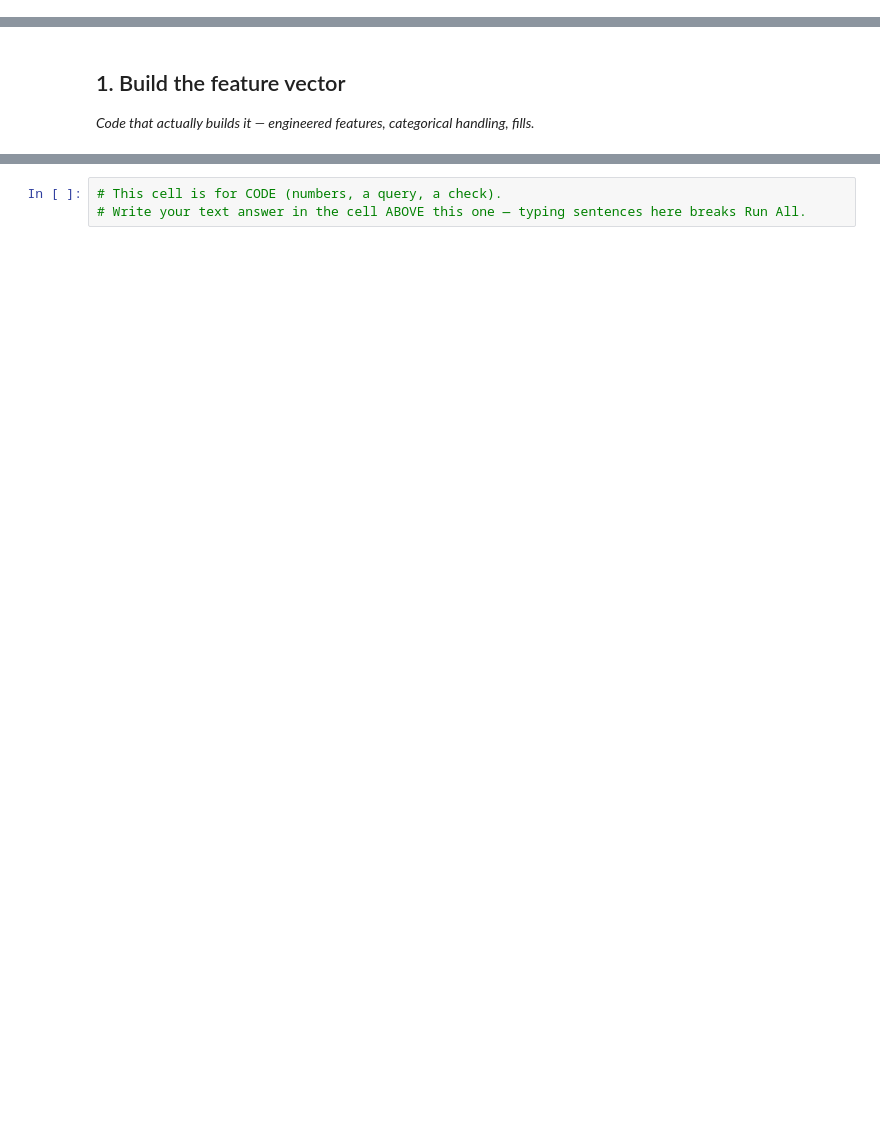
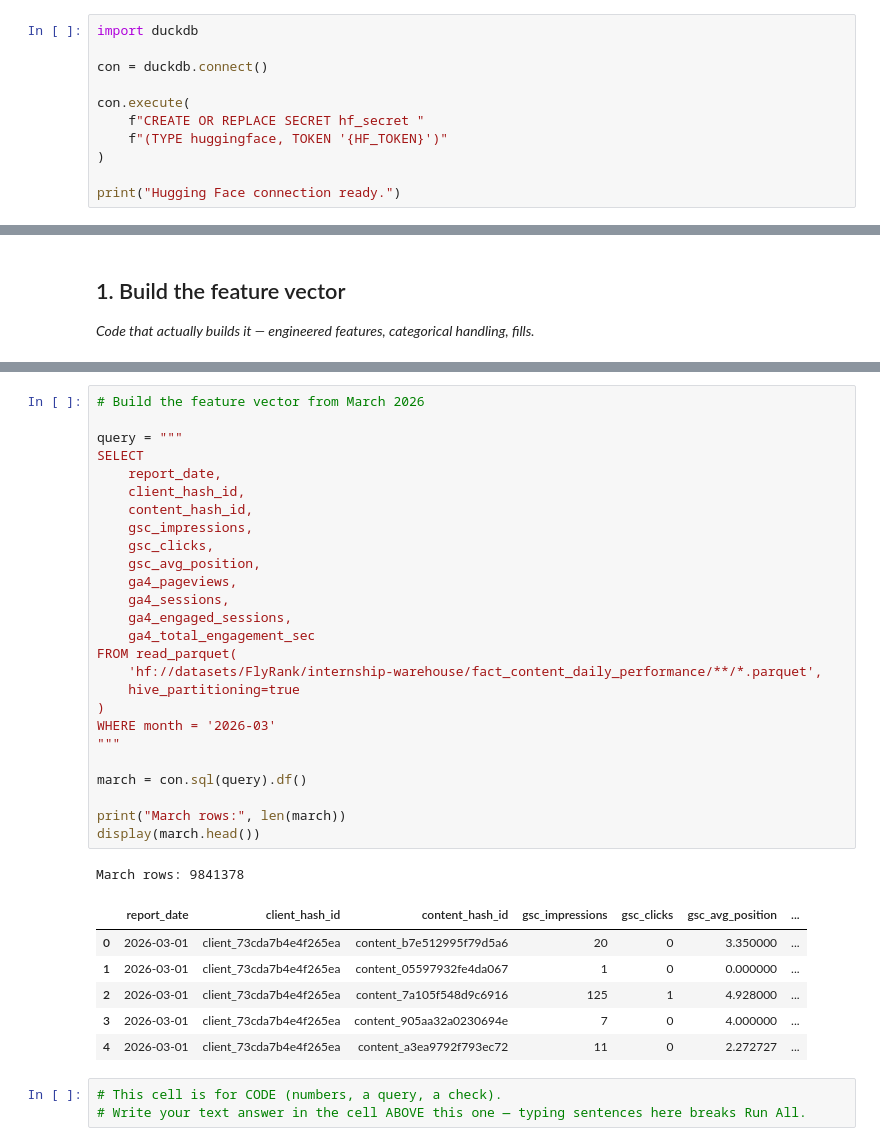
Before and after one commit to manahilrubabsatti/flyrank-ml, a Jupyter notebook: work/notebooks/w03_feature_leakage_check.ipynb, the cells around one changed output, grey strips where cells are left out. Drawn from its saved outputs; the diff is of its cells as text; blank space fills up the shorter version.

```diff
--- a/work/notebooks/w03_feature_leakage_check.ipynb
+++ b/work/notebooks/w03_feature_leakage_check.ipynb
@@ -8,0 +17,11 @@ This skeleton is yours to fill. Work the sections **in order** — each one has
+# %%
+import duckdb
+
+con = duckdb.connect()
+
+con.execute(
+    f"CREATE OR REPLACE SECRET hf_secret "
+    f"(TYPE huggingface, TOKEN '{HF_TOKEN}')"
+)
+
+print("Hugging Face connection ready.")
@@ -13,3 +40,37 @@ This skeleton is yours to fill. Work the sections **in order** — each one has
+# %%
+# Build the feature vector from March 2026
+
+query = """
+SELECT
+    report_date,
+    client_hash_id,
+    content_hash_id,
+    gsc_impressions,
+    gsc_clicks,
+    gsc_avg_position,
+    ga4_pageviews,
+    ga4_sessions,
+    ga4_engaged_sessions,
+    ga4_total_engagement_sec
+FROM read_parquet(
+    'hf://datasets/FlyRank/internship-warehouse/fact_content_daily_performance/**/*.parquet',
+    hive_partitioning=true
+)
+WHERE month = '2026-03'
+"""
+
+march = con.sql(query).df()
+
+print("March rows:", len(march))
+display(march.head())
+# %% [output]
+March rows: 9841378
+|  | report_date | client_hash_id | content_hash_id | gsc_impressions | gsc_clicks | gsc_avg_position | ... |
+| 0 | 2026-03-01 | client_73cda7b4e4f265ea | content_b7e512995f79d5a6 | 20 | 0 | 3.350000 | ... |
+| 1 | 2026-03-01 | client_73cda7b4e4f265ea | content_05597932fe4da067 | 1 | 0 | 0.000000 | ... |
+| 2 | 2026-03-01 | client_73cda7b4e4f265ea | content_7a105f548d9c6916 | 125 | 1 | 4.928000 | ... |
+| 3 | 2026-03-01 | client_73cda7b4e4f265ea | content_905aa32a0230694e | 7 | 0 | 4.000000 | ... |
+| 4 | 2026-03-01 | client_73cda7b4e4f265ea | content_a3ea9792f793ec72 | 11 | 0 | 2.272727 | ... |
 # %%
 # This cell is for CODE (numbers, a query, a check).
 # Write your text answer in the cell ABOVE this one — typing sentences here breaks Run All.
```
Also changed, not shown: parts of 11 cells of this notebook.
